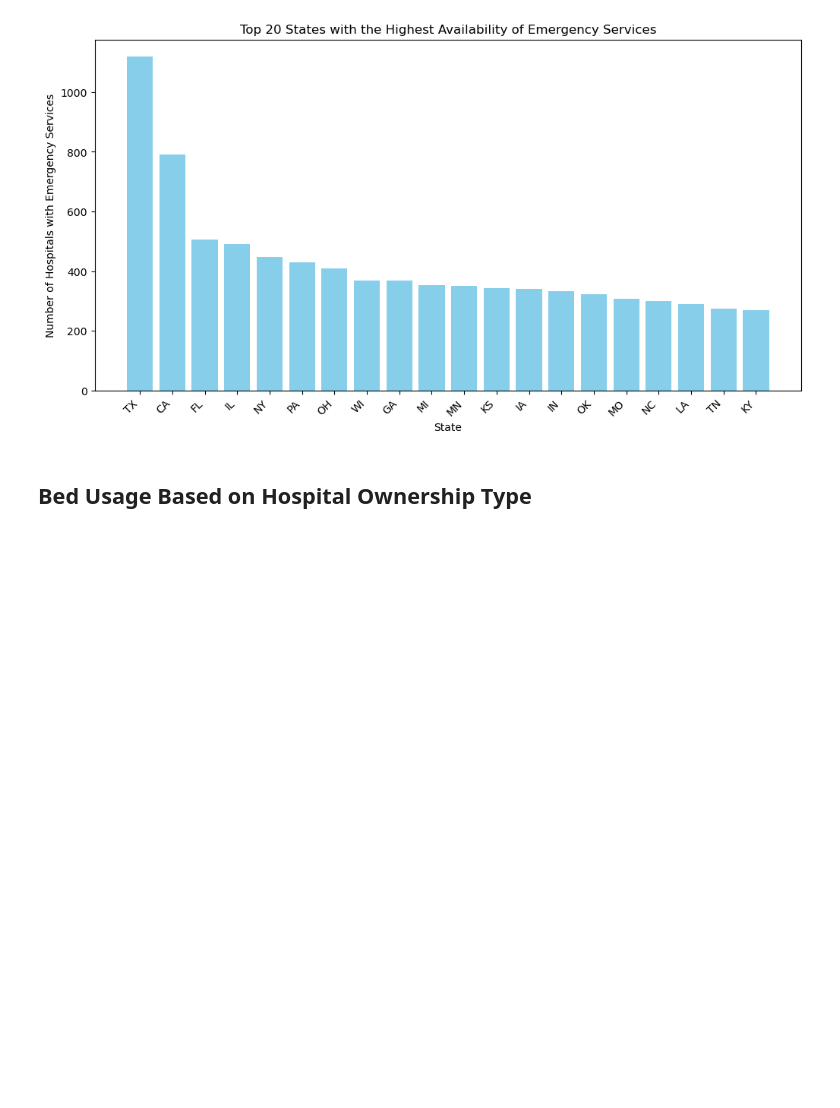
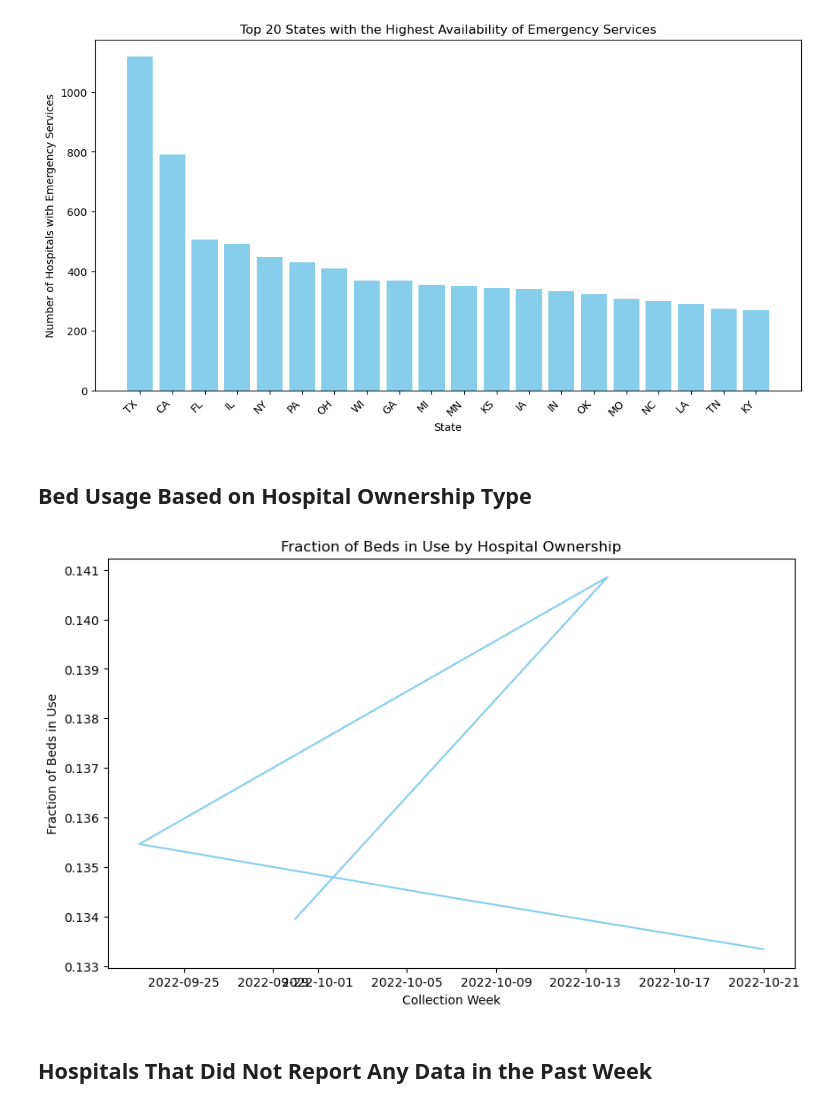
Before and after one commit to talzab/team_aragon, a Jupyter notebook: HHS and CMS Reporting.ipynb, the cells around one changed output. Cells and saved outputs as stored; diff of their text form; code cells hidden in the pictures; blank space fills up the shorter version.

Commit message:
Better Code For Ownership Type

```diff
--- a/HHS and CMS Reporting.ipynb
+++ b/HHS and CMS Reporting.ipynb
@@ -210,26 +207,32 @@ plt.show()
 # %% [markdown]
 ## Bed Usage Based on Hospital Ownership Type
 # %%
-selected_week = input("Select a Week (2022-09-23, 2022-09-30, 2022-10-07, 2022-10-14, 2022-10-21): ")
+#selected_week = input("Select a Week (2022-09-23, 2022-09-30, 2022-10-07, 2022-10-14, 2022-10-21): ")
 selected_owner = input("Select a Hospital Ownership (Government - Federal, Government - Hospital District or Authority, Government - Local, Government - State, Non-Profit - Church Related, Non-Profit - Other, Proprietary, Tribal): ")
 
-# Execute query to get Hospital Quality Information
+# Execute query to get Hospital Ownership Information
 cursor.execute(
-    "SELECT hq.hospital_ownership, hbi.collection_week, \
-            SUM(all_adult_hospital_inpatient_bed_occupied_7_day_coverage + all_pediatric_inpatient_bed_occupied_7_day_avg + icu_beds_used_7_day_avg) as all_cases, \
-            SUM(inpatient_beds_used_covid_7_day_avg) as covid_cases \
-     FROM hospitalBedInformation hbi JOIN hospitalQualityInformation hq ON hbi.hospital_fk = hq.facility_id \
-     WHERE collection_week <= %s AND hq.hospital_ownership = %s \
-     GROUP BY hbi.collection_week, hq.hospital_ownership", (selected_week, selected_owner)
-     )
+    "SELECT hq.hospital_ownership, hbi.collection_week, SUM(hbi.all_adult_hospital_inpatient_bed_occupied_7_day_coverage + hbi.all_pediatric_inpatient_bed_occupied_7_day_avg) / SUM(hbi.all_adult_hospital_beds_7_day_avg + hbi.all_pediatric_inpatient_beds_7_day_avg) as fraction_of_beds_in_use \
+    FROM HospitalQualityInformation hq \
+    JOIN HospitalBedInformation hbi ON hq.facility_id = hbi.hospital_fk \
+    WHERE hq.hospital_ownership = %s \
+    GROUP BY hq.hospital_ownership, hbi.collection_week", (selected_owner, )
+)
 
 columns = [desc[0] for desc in cursor.description]
 df = pd.DataFrame(cursor.fetchall(), columns=columns)
 
+
+
+
 # Plotting the data
-plt.figure(figsize=(12, 6))
-plt.plot(df['collection_week'], df['all_cases'], label='Total Beds Used', marker='o', color = 'lightblue')
-plt.title('Total Hospital Beds Used per Week (All Cases)')
+plt.figure(figsize=(10, 6))
+plt.plot(df['collection_week'], df['fraction_of_beds_in_use'], color = 'skyblue')
+plt.title('Fraction of Beds in Use by Hospital Ownership')
 plt.xlabel('Collection Week')
-plt.ylabel('Number of Beds')
+plt.ylabel('Fraction of Beds in Use')
 plt.show()
+# %% [output]
+[figure, added]
+# %% [markdown]
+## Hospitals That Did Not Report Any Data in the Past Week
```
Also changed, not shown: parts of 4 cells of this notebook.
